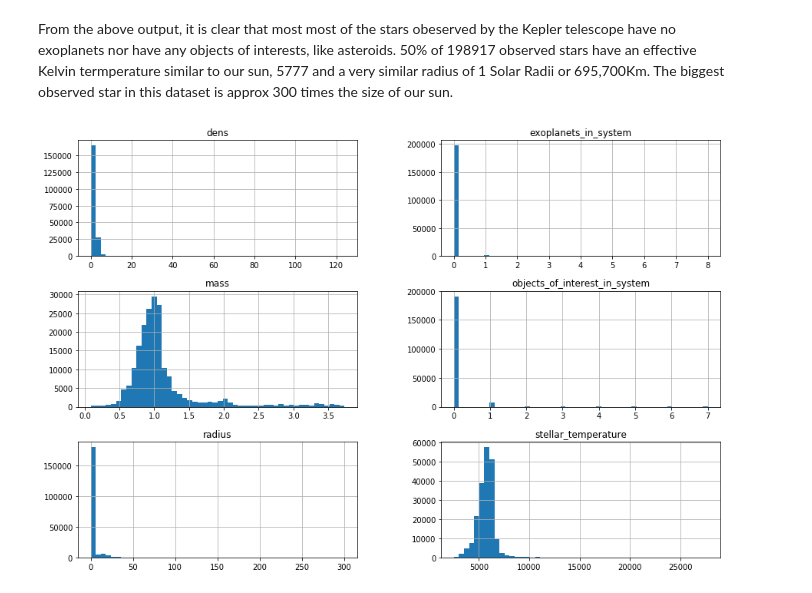
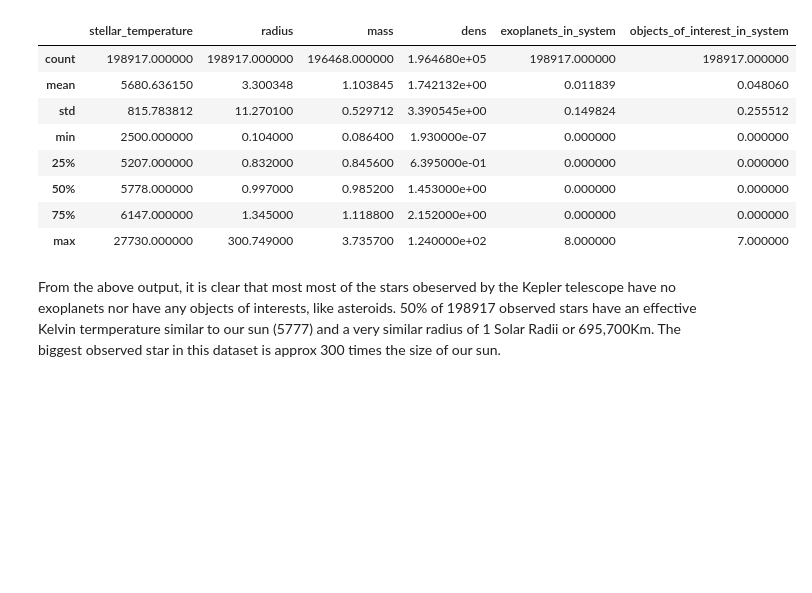
Before and after one commit to Fl4v/Statistical-Data-Analysis-with-ML-Tools, a Jupyter notebook: kepler_stellar_table_analysis.ipynb, the cells around one changed output. Cells and saved outputs as stored; diff of their text form; code cells hidden in the pictures; blank space fills up the shorter version.

```diff
--- a/kepler_stellar_table_analysis.ipynb
+++ b/kepler_stellar_table_analysis.ipynb
@@ -51,10 +29,54 @@ max                8.000000                       7.000000
+# %%
+import matplotlib.pyplot as plt
+from pandas.plotting import scatter_matrix
+from preprocessing import data
+
+class ExploratoryDataAnalysis:
+    attributes = []
+
+    def __init__(self, data_frame):
+        self.data_frame = data_frame
+        [self.attributes.append(attr) for attr in data_frame]
+
+        for attr in self.attributes:
+            if self.data_frame.dtypes[attr] == 'object':
+                print('Looks like there is a categorical attribute: {categorical_attribute}'.format(categorical_attribute=attr))
+                user_input = input('Would you like to perform a count on this attribute? [y/n]: ')
+                if user_input == 'y':
+                    print(self.value_count(attr))
+
+    def info(self):
+        return self.data_frame.info()
+
+    def describe(self):
+        return self.data_frame.describe()
+
+    def histogram(self):
+        self.data_frame.hist(bins=50, figsize=(15, 10))
+        plt.show()
+
+    def value_count(self, attribute: list):
+        return self.data_frame[attribute].value_counts()
+
+    def correlation(self):
+        return self.data_frame.corr()
+
+    def corr_matrix(self):
+        scatter_matrix(self.data_frame, figsize=(12, 8))
+        plt.show()
+# %%
+analysis = ExploratoryDataAnalysis(data('q1_q16_stellar_clean.csv'))
+
+analysis.describe()
+# %% [output]
+|  | stellar_temperature | radius | mass | dens | exoplanets_in_system | objects_of_interest_in_system |
+| count | 198917.000000 | 198917.000000 | 196468.000000 | 1.964680e+05 | 198917.000000 | 198917.000000 |
+| mean | 5680.636150 | 3.300348 | 1.103845 | 1.742132e+00 | 0.011839 | 0.048060 |
+| std | 815.783812 | 11.270100 | 0.529712 | 3.390545e+00 | 0.149824 | 0.255512 |
+| min | 2500.000000 | 0.104000 | 0.086400 | 1.930000e-07 | 0.000000 | 0.000000 |
+| 25% | 5207.000000 | 0.832000 | 0.845600 | 6.395000e-01 | 0.000000 | 0.000000 |
+| 50% | 5778.000000 | 0.997000 | 0.985200 | 1.453000e+00 | 0.000000 | 0.000000 |
+| 75% | 6147.000000 | 1.345000 | 1.118800 | 2.152000e+00 | 0.000000 | 0.000000 |
+| max | 27730.000000 | 300.749000 | 3.735700 | 1.240000e+02 | 8.000000 | 7.000000 |
 # %% [markdown]
-From the above output, it is clear that most most of the stars obeserved by the Kepler telescope have no exoplanets nor have any objects of interests, like asteroids. 50% of 198917 observed stars have an effective Kelvin termperature similar to our sun, 5777 and a very similar radius of 1 Solar Radii or 695,700Km. The biggest observed star in this dataset is approx 300 times the size of our sun.
+From the above output, it is clear that most most of the stars obeserved by the Kepler telescope have no exoplanets nor have any objects of interests, like asteroids. 50% of 198917 observed stars have an effective Kelvin termperature similar to our sun (5777) and a very similar radius of 1 Solar Radii or 695,700Km. The biggest observed star in this dataset is approx 300 times the size of our sun.
-# %%
-%matplotlib inline
-import matplotlib.pyplot as plt
-
-stellar_data_16.hist(bins=50, figsize=(15, 10))
-plt.show()
-# %% [output]
-[figure, removed]
```
Also changed, not shown: parts of 5 cells of this notebook, 6 other files.
